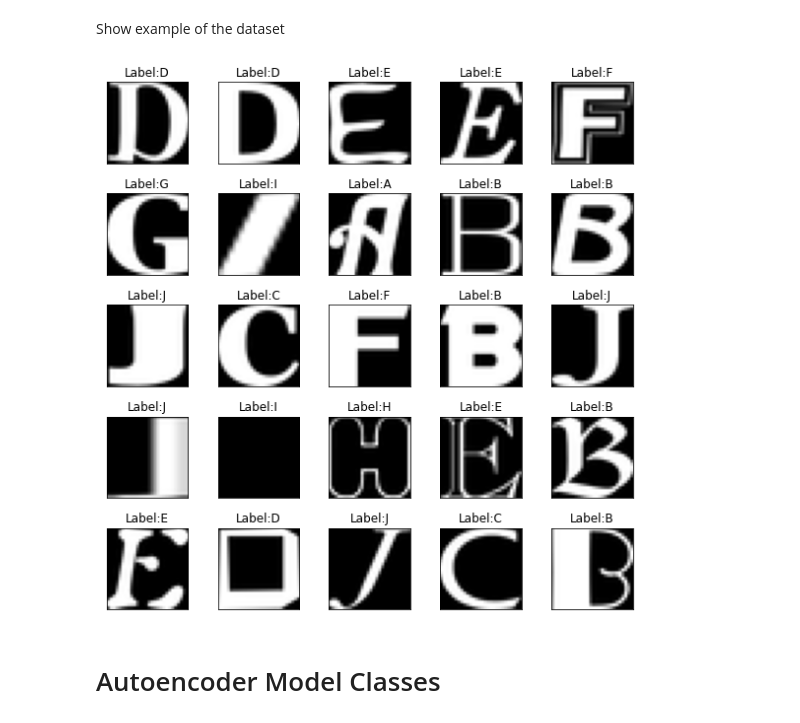
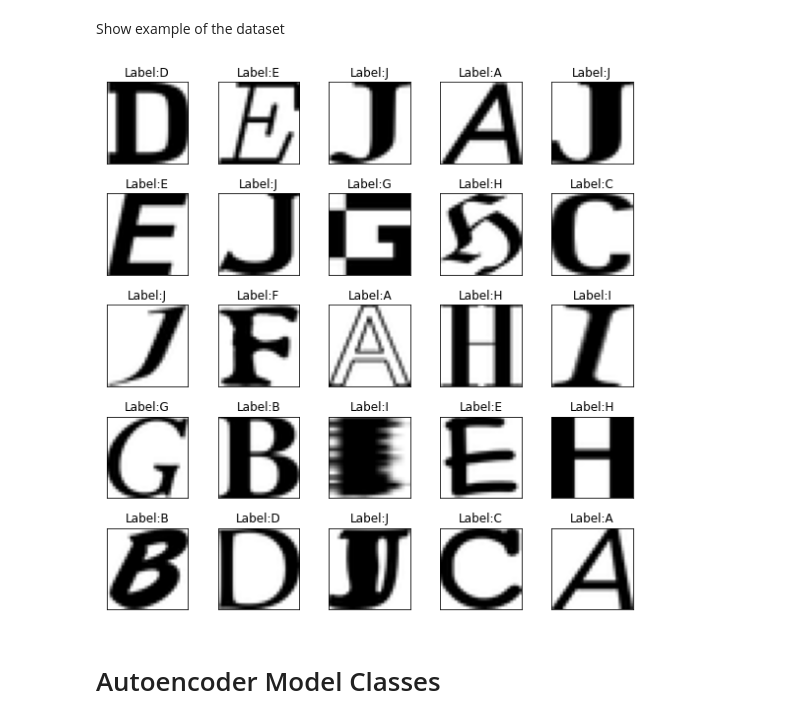
Before and after one commit to DanieleFoscarin/NNDL_hw2, a Jupyter notebook: nndl_2020__homework_2.ipynb, the cells around one changed output. Cells and saved outputs as stored; diff of their text form; code cells hidden in the pictures.

```diff
--- a/nndl_2020__homework_2.ipynb
+++ b/nndl_2020__homework_2.ipynb
@@ -223,16 +223,15 @@ Show example of the dataset
 # %%
 fig, axs = plt.subplots(5, 5, figsize=(8,8))
 for ax in axs.flatten():
-    # random.choice allows to randomly sample from a list-like object (basically anything that can be accessed with an index, like our dataset)
     img, label = random.choice(train_dataset)
     img = img.numpy().squeeze()
-    ax.imshow(np.array(img), cmap='gist_gray')
+    ax.imshow(np.array(img), cmap='gray_r')
     ax.set_title(f'Label:{letter[label]}' )
     ax.set_xticks([])
     ax.set_yticks([])
 plt.tight_layout()
 # %% [output]
-[figure, old version]
+[figure, new version]
 # %% [markdown]
 # Autoencoder Model Classes
 # %% [markdown]
```
Also changed, not shown: parts of 4 cells of this notebook.
